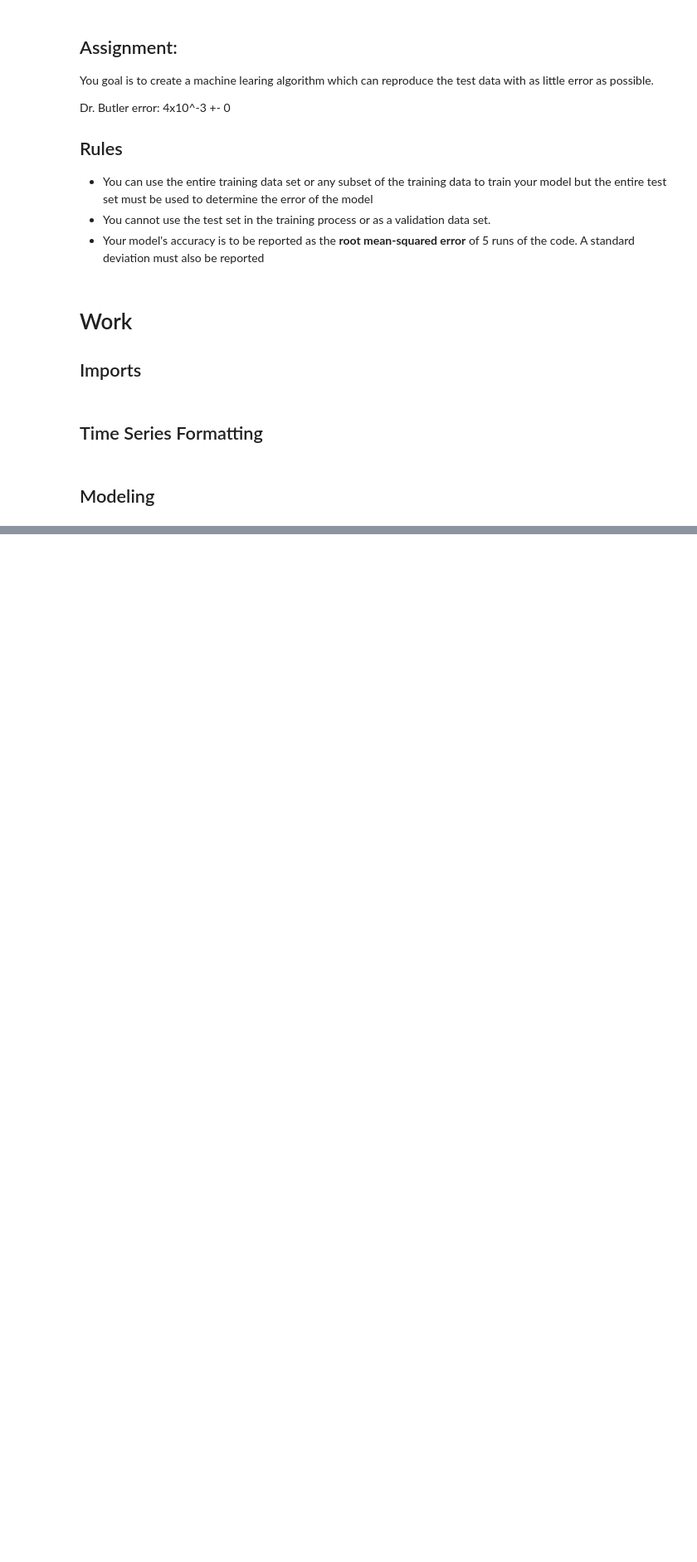
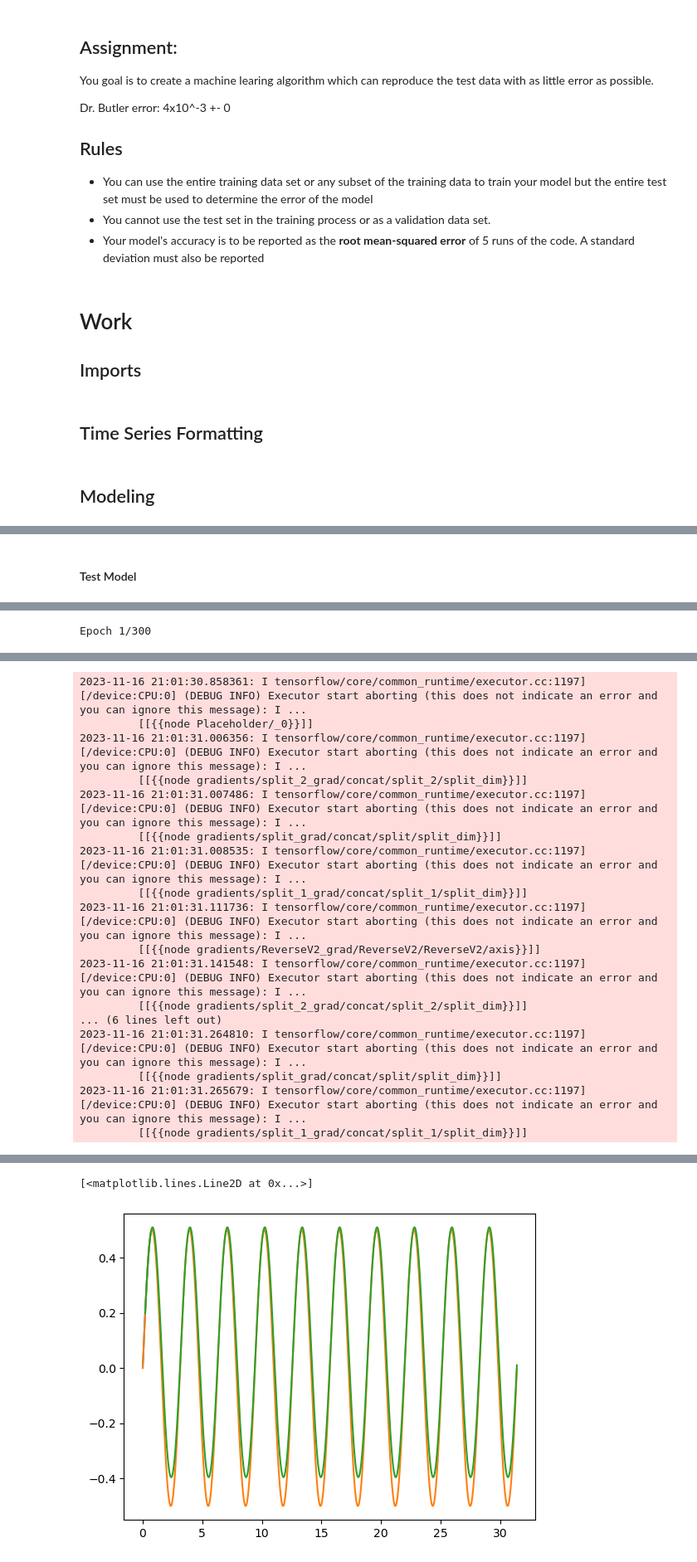
Before and after one commit to brach22/MachineLearning340, a Jupyter notebook: Week12CombinedAssignment.ipynb, the cells around one changed output, grey strips where cells are left out. Shown at 83% size. Drawn from its saved outputs; the diff is of its cells as text; code cells hidden in the pictures; blank space fills up the shorter version.

```diff
--- a/Week12CombinedAssignment.ipynb
+++ b/Week12CombinedAssignment.ipynb
@@ -110,0 +138,21 @@ ValueError: Found input variables with inconsistent numbers of samples: [3142, 6
+# %% [markdown]
+#### Test Model
+# %%
+model = tf.keras.Sequential()
+model.add(tf.keras.layers.Bidirectional(tf.keras.layers.GRU(64, return_sequences=True), input_shape=(seq, n_features)))
+model.add(tf.keras.layers.GRU(12, activation='tanh'))
+model.add(tf.keras.layers.Dense(1))
+model.compile(optimizer='adam', loss='mse')
+
+early_stopping = EarlyStopping(monitor='val_loss', patience=3, restore_best_weights=True)
+
+history = model.fit(train_generator, epochs=300, validation_data=test_generator, callbacks=[early_stopping])
+
+y_pred  = model.predict(test_generator)
+
+print(mse(y_test[20:], y_pred.flatten()))
+
+plt.plot(X_train.flatten(),y_train)
+plt.plot(X_test.flatten(),y_test)
+plt.plot(X_test[20:].flatten(),y_pred)
+# %% [output]
@@ -110,0 +173 @@ ValueError: Found input variables with inconsistent numbers of samples: [3142, 6
+Epoch 1/300
@@ -110,0 +225,17 @@ ValueError: Found input variables with inconsistent numbers of samples: [3142, 6
+2023-11-16 21:01:30.858361: I tensorflow/core/common_runtime/executor.cc:1197] [/device:CPU:0] (DEBUG INFO) Executor start aborting (this does not indicate an error and you can ignore this message): I ...
+         [[{{node Placeholder/_0}}]]
+2023-11-16 21:01:31.006356: I tensorflow/core/common_runtime/executor.cc:1197] [/device:CPU:0] (DEBUG INFO) Executor start aborting (this does not indicate an error and you can ignore this message): I ...
+         [[{{node gradients/split_2_grad/concat/split_2/split_dim}}]]
+2023-11-16 21:01:31.007486: I tensorflow/core/common_runtime/executor.cc:1197] [/device:CPU:0] (DEBUG INFO) Executor start aborting (this does not indicate an error and you can ignore this message): I ...
+         [[{{node gradients/split_grad/concat/split/split_dim}}]]
+2023-11-16 21:01:31.008535: I tensorflow/core/common_runtime/executor.cc:1197] [/device:CPU:0] (DEBUG INFO) Executor start aborting (this does not indicate an error and you can ignore this message): I ...
+         [[{{node gradients/split_1_grad/concat/split_1/split_dim}}]]
+2023-11-16 21:01:31.111736: I tensorflow/core/common_runtime/executor.cc:1197] [/device:CPU:0] (DEBUG INFO) Executor start aborting (this does not indicate an error and you can ignore this message): I ...
+         [[{{node gradients/ReverseV2_grad/ReverseV2/ReverseV2/axis}}]]
+2023-11-16 21:01:31.141548: I tensorflow/core/common_runtime/executor.cc:1197] [/device:CPU:0] (DEBUG INFO) Executor start aborting (this does not indicate an error and you can ignore this message): I ...
+         [[{{node gradients/split_2_grad/concat/split_2/split_dim}}]]
+... (6 lines left out)
+2023-11-16 21:01:31.264810: I tensorflow/core/common_runtime/executor.cc:1197] [/device:CPU:0] (DEBUG INFO) Executor start aborting (this does not indicate an error and you can ignore this message): I ...
+         [[{{node gradients/split_grad/concat/split/split_dim}}]]
+2023-11-16 21:01:31.265679: I tensorflow/core/common_runtime/executor.cc:1197] [/device:CPU:0] (DEBUG INFO) Executor start aborting (this does not indicate an error and you can ignore this message): I ...
+         [[{{node gradients/split_1_grad/concat/split_1/split_dim}}]]
@@ -110,0 +244,2 @@ ValueError: Found input variables with inconsistent numbers of samples: [3142, 6
+[<matplotlib.lines.Line2D at 0x...>]
+[figure, added]
```
Also changed, not shown: parts of 5 cells of this notebook.
